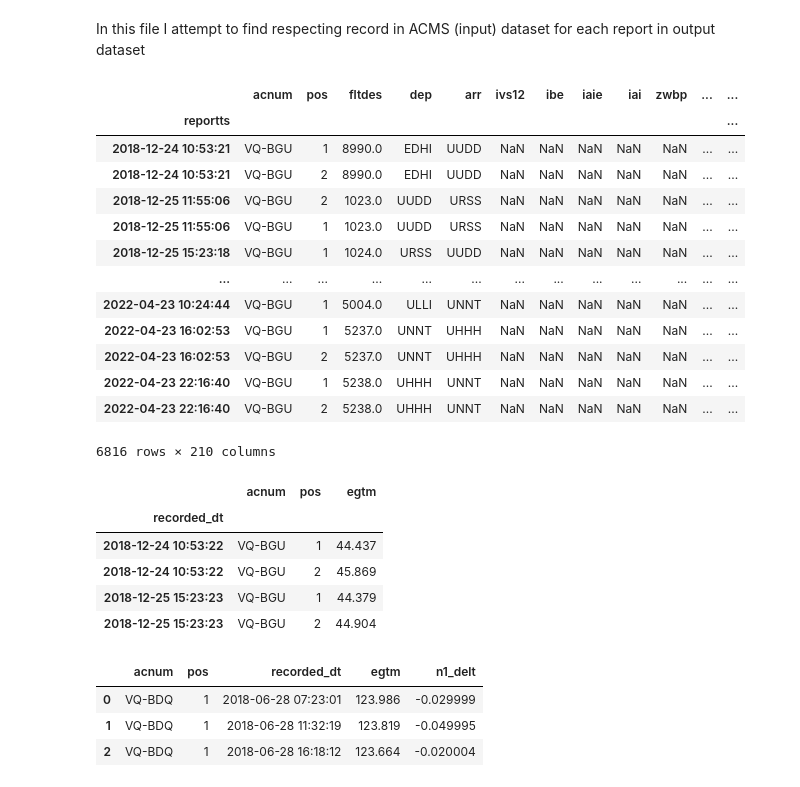
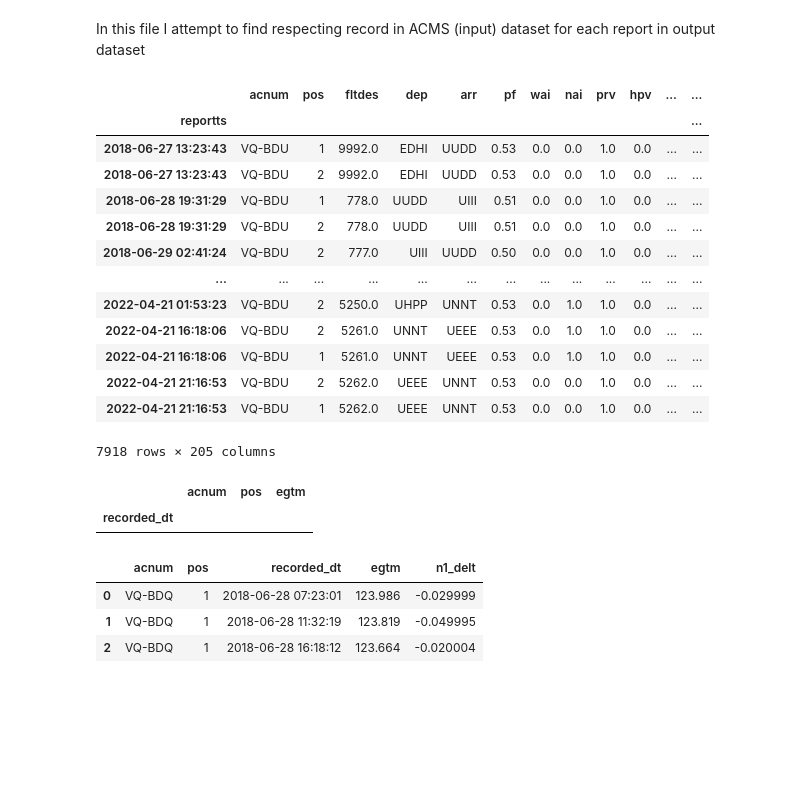
Before and after one commit to skeptlk/ecm, a Jupyter notebook: merge_output_one_to_one.ipynb, the cells around one changed output. Saved outputs shown, nothing was run; the diff lists cells and outputs as text; code cells hidden in the pictures; blank space fills up the shorter version.

```diff
--- a/merge_output_one_to_one.ipynb
+++ b/merge_output_one_to_one.ipynb
@@ -4,38 +4,38 @@ In this file I attempt to find respecting record in ACMS (input) dataset for eac
 import matplotlib.pyplot as plt
 import pandas as pd
 # %%
-acms = pd.read_csv('./a320_a321_neo_full_acms_parameters_202311140748.csv', parse_dates=['reportts']) \
+acms = pd.read_csv('./data/neo_takeoff_202403250023.csv', parse_dates=['reportts'], low_memory=False) \
     .drop(columns=[
         'processedts',
     ])
 
-acnum = 'VQ-BGU'
+acnum = 'VQ-BDU'
 # takeoff_reportname = 'A320 ENGINE TAKE OFF REPORT'
 takeoff_reportname = 'A321 ENGINE TAKE OFF REPORT'
 
 acms = acms[(acms['acnum'] == acnum) & (acms['reportname'] == takeoff_reportname)] \
     .drop(columns=['reportname']) \
     .set_index('reportts') \
     .sort_index()
 
 acms
 # %% [output]
-|  | acnum | pos | fltdes | dep | arr | ivs12 | ibe | iaie | iai | zwbp | ... | ... |
+|  | acnum | pos | fltdes | dep | arr | pf | wai | nai | prv | hpv | ... | ... |
 | reportts |  |  |  |  |  |  |  |  |  |  |  | ... |
-| 2018-12-24 10:53:21 | VQ-BGU | 1 | 8990.0 | EDHI | UUDD | NaN | NaN | NaN | NaN | NaN | ... | ... |
-| 2018-12-24 10:53:21 | VQ-BGU | 2 | 8990.0 | EDHI | UUDD | NaN | NaN | NaN | NaN | NaN | ... | ... |
-| 2018-12-25 11:55:06 | VQ-BGU | 2 | 1023.0 | UUDD | URSS | NaN | NaN | NaN | NaN | NaN | ... | ... |
-| 2018-12-25 11:55:06 | VQ-BGU | 1 | 1023.0 | UUDD | URSS | NaN | NaN | NaN | NaN | NaN | ... | ... |
-| 2018-12-25 15:23:18 | VQ-BGU | 1 | 1024.0 | URSS | UUDD | NaN | NaN | NaN | NaN | NaN | ... | ... |
+| 2018-06-27 13:23:43 | VQ-BDU | 1 | 9992.0 | EDHI | UUDD | 0.53 | 0.0 | 0.0 | 1.0 | 0.0 | ... | ... |
+| 2018-06-27 13:23:43 | VQ-BDU | 2 | 9992.0 | EDHI | UUDD | 0.53 | 0.0 | 0.0 | 1.0 | 0.0 | ... | ... |
+| 2018-06-28 19:31:29 | VQ-BDU | 1 | 778.0 | UUDD | UIII | 0.51 | 0.0 | 0.0 | 1.0 | 0.0 | ... | ... |
+| 2018-06-28 19:31:29 | VQ-BDU | 2 | 778.0 | UUDD | UIII | 0.51 | 0.0 | 0.0 | 1.0 | 0.0 | ... | ... |
+| 2018-06-29 02:41:24 | VQ-BDU | 2 | 777.0 | UIII | UUDD | 0.50 | 0.0 | 0.0 | 1.0 | 0.0 | ... | ... |
 | ... | ... | ... | ... | ... | ... | ... | ... | ... | ... | ... | ... | ... |
-| 2022-04-23 10:24:44 | VQ-BGU | 1 | 5004.0 | ULLI | UNNT | NaN | NaN | NaN | NaN | NaN | ... | ... |
-| 2022-04-23 16:02:53 | VQ-BGU | 1 | 5237.0 | UNNT | UHHH | NaN | NaN | NaN | NaN | NaN | ... | ... |
-| 2022-04-23 16:02:53 | VQ-BGU | 2 | 5237.0 | UNNT | UHHH | NaN | NaN | NaN | NaN | NaN | ... | ... |
-| 2022-04-23 22:16:40 | VQ-BGU | 1 | 5238.0 | UHHH | UNNT | NaN | NaN | NaN | NaN | NaN | ... | ... |
-| 2022-04-23 22:16:40 | VQ-BGU | 2 | 5238.0 | UHHH | UNNT | NaN | NaN | NaN | NaN | NaN | ... | ... |
+| 2022-04-21 01:53:23 | VQ-BDU | 2 | 5250.0 | UHPP | UNNT | 0.53 | 0.0 | 1.0 | 1.0 | 0.0 | ... | ... |
+| 2022-04-21 16:18:06 | VQ-BDU | 2 | 5261.0 | UNNT | UEEE | 0.53 | 0.0 | 1.0 | 1.0 | 0.0 | ... | ... |
+| 2022-04-21 16:18:06 | VQ-BDU | 1 | 5261.0 | UNNT | UEEE | 0.53 | 0.0 | 1.0 | 1.0 | 0.0 | ... | ... |
+| 2022-04-21 21:16:53 | VQ-BDU | 2 | 5262.0 | UEEE | UNNT | 0.53 | 0.0 | 0.0 | 1.0 | 0.0 | ... | ... |
+| 2022-04-21 21:16:53 | VQ-BDU | 1 | 5262.0 | UEEE | UNNT | 0.53 | 0.0 | 0.0 | 1.0 | 0.0 | ... | ... |
-6816 rows × 210 columns
+7918 rows × 205 columns
 # %%
-egtm_raw = pd.read_csv('./EGTM.csv', parse_dates=['RECORDED_DT']) \
+egtm_raw = pd.read_csv('./data/EGTM.csv', parse_dates=['RECORDED_DT']) \
     .drop(columns=['ESN']) \
     .rename(columns={
         'AIRCRAFT': 'acnum',
@@ -55,8 +55,4 @@ egtm.head(4)
 # %% [output]
 |  | acnum | pos | egtm |
 | recorded_dt |  |  |  |
-| 2018-12-24 10:53:22 | VQ-BGU | 1 | 44.437 |
-| 2018-12-24 10:53:22 | VQ-BGU | 2 | 45.869 |
-| 2018-12-25 15:23:23 | VQ-BGU | 1 | 44.379 |
-| 2018-12-25 15:23:23 | VQ-BGU | 2 | 44.904 |
 # %%
```
Also changed, not shown: parts of 8 cells of this notebook, 3 other files.
